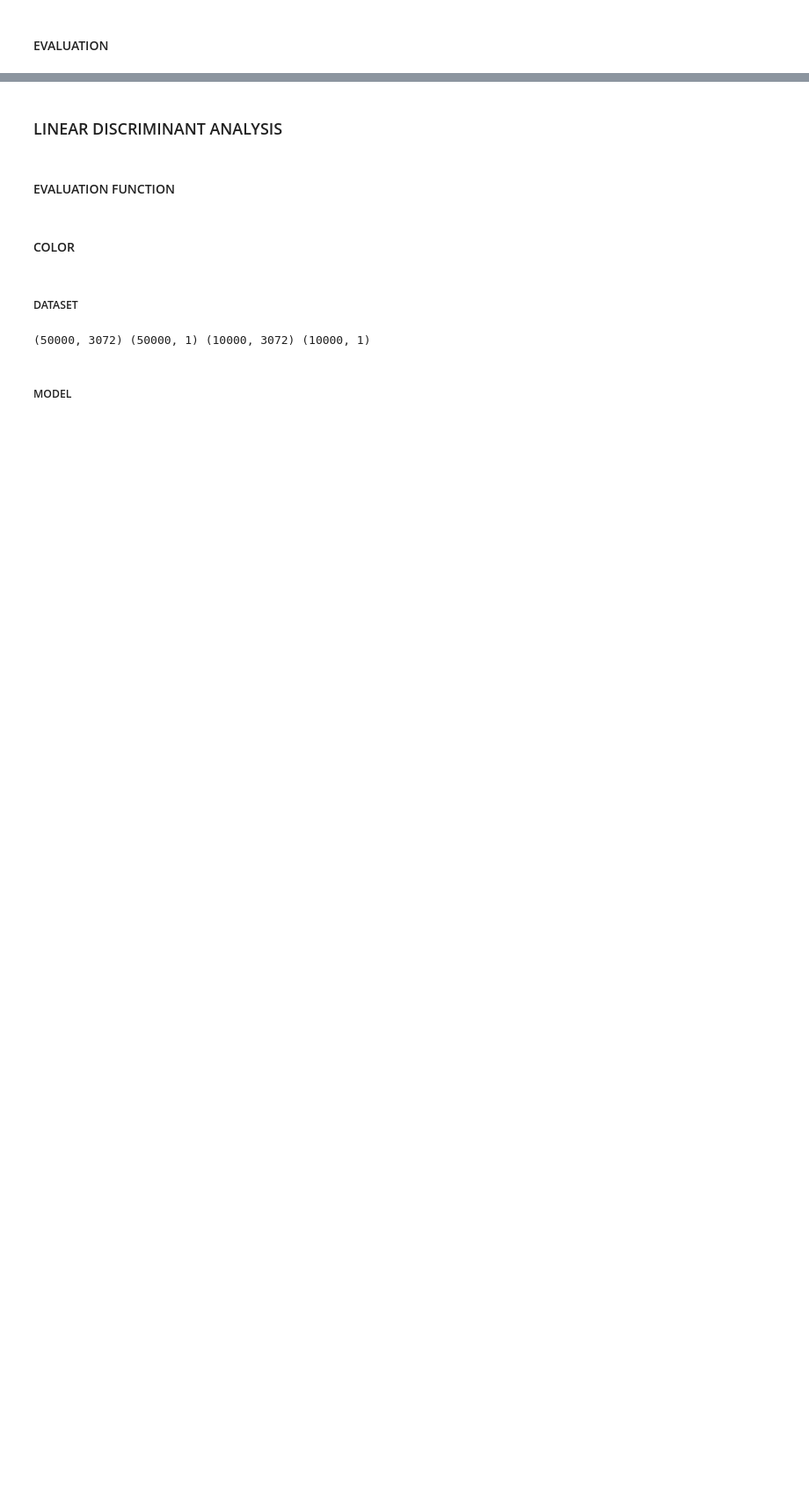
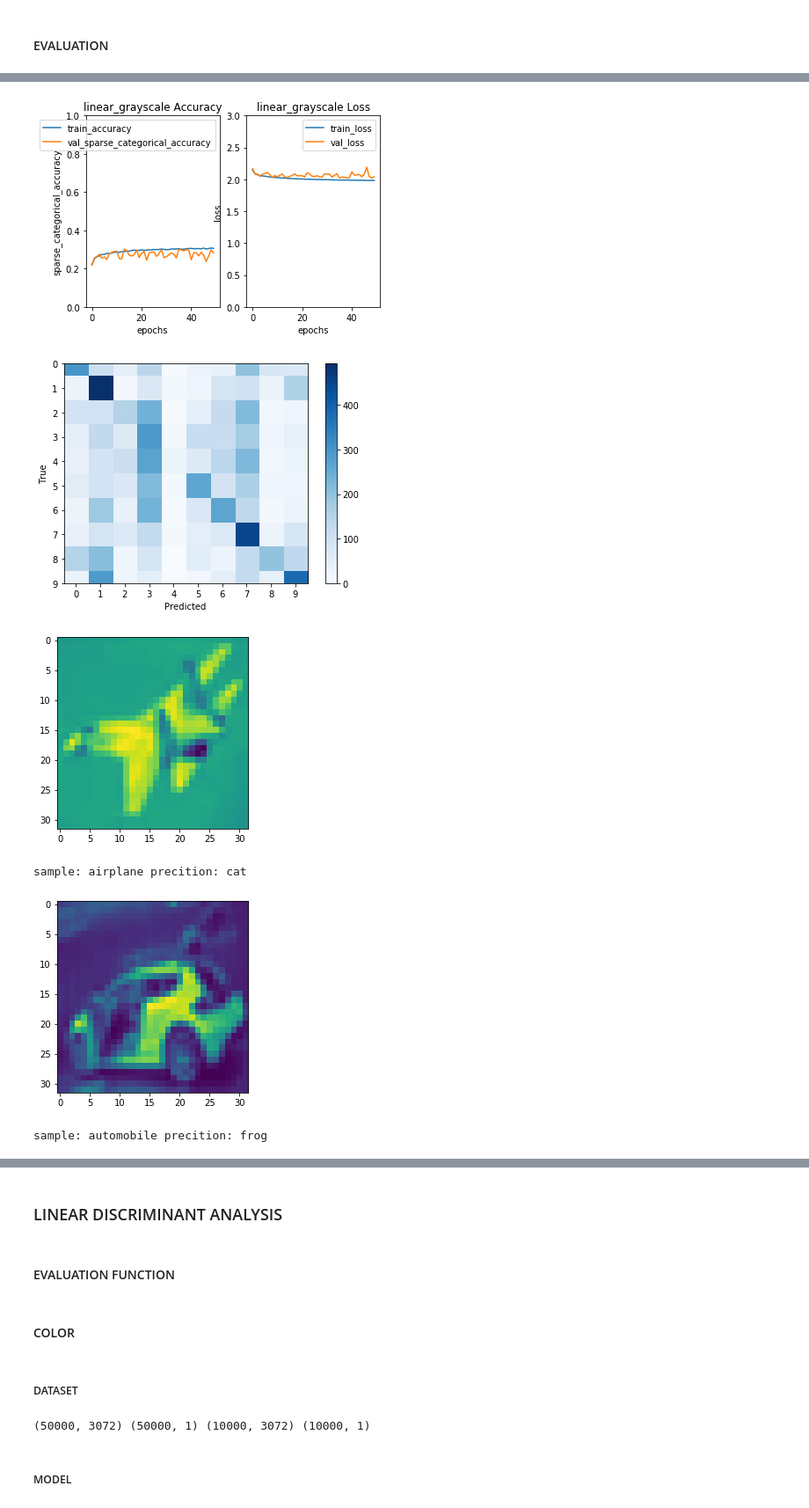
Before and after one commit to VictorMeyer77/TF_PROJECT, a Jupyter notebook: LINEAR/linear_model.ipynb, the cells around one changed output, grey strips where cells are left out. Shown at 88% size. Cells and saved outputs as stored; diff of their text form; code cells hidden in the pictures; blank space fills up the shorter version.

```diff
--- a/LINEAR/linear_model.ipynb
+++ b/LINEAR/linear_model.ipynb
@@ -278,0 +228,11 @@ Accuracy:  0.3173
+# %%
+def create_model():
+    model = Sequential()
+    model.add(Flatten(input_shape=(32, 32)))
+    model.add(Dense(10, activation="softmax"))
+    model.compile(loss=sparse_categorical_crossentropy,
+                  metrics=[sparse_categorical_accuracy])
+    return model
+
+model = create_model()
+print(model.summary())
@@ -278,0 +257,9 @@ Accuracy:  0.3173
+# %%
+EPOCHS=50
+BATCH_SIZE=128
+# %%
+history = model.fit(train_images, train_label, validation_data=(test_images, test_label),
+          epochs=EPOCHS,
+          batch_size=BATCH_SIZE)
+
+model.save('saved_model/linear_seq_gray/')
@@ -278,0 +284,11 @@ Accuracy:  0.3173
+# %%
+history_model(history.history, "linear_grayscale")
+confusion(class_names, test_label, model.predict(test_images))
+plot_error(class_names, model, test_images, test_label)
+# %% [output]
+[figure, added]
+[figure, added]
+[figure, added]
+sample: airplane precition: cat
+[figure, added]
+sample: automobile precition: frog
```
Also changed, not shown: parts of 29 cells of this notebook.
